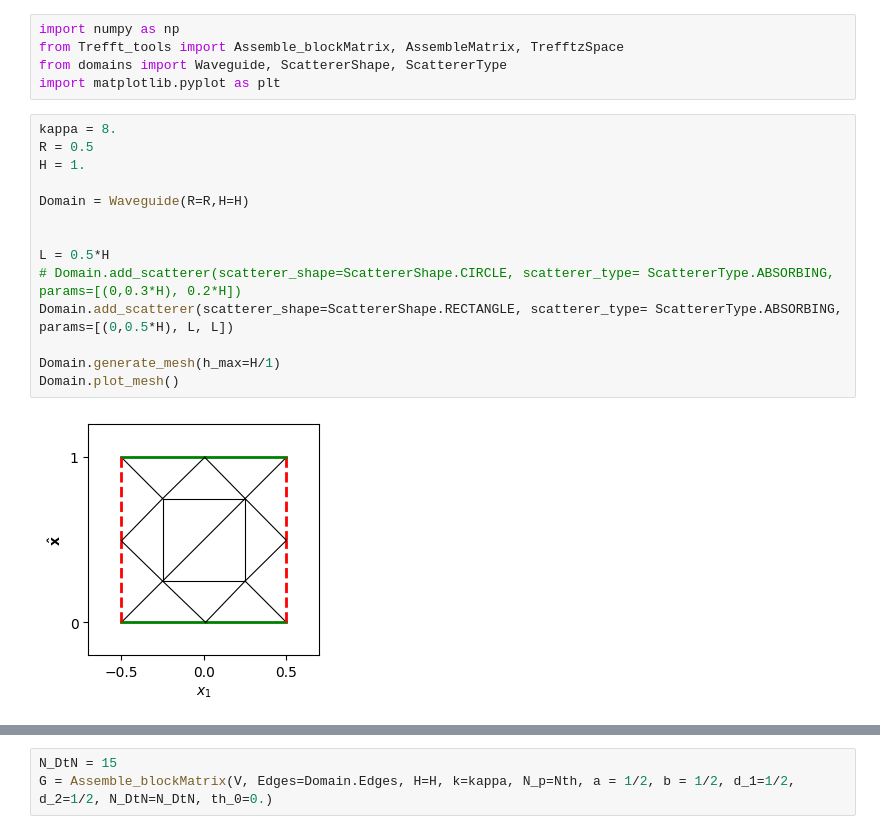
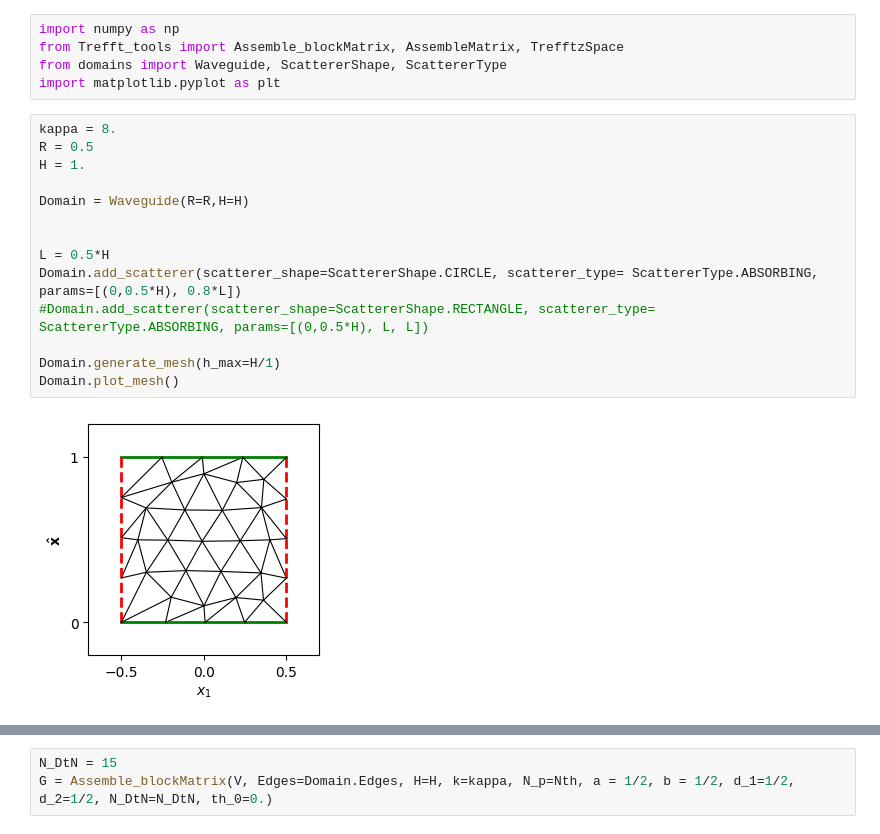
Before and after one commit to MPenaR/UWVFTrefftz, a Jupyter notebook: src/test_blocks.ipynb, the cells around one changed output, grey strips where cells are left out. Drawn from its saved outputs; the diff is of its cells as text.

```diff
--- a/src/test_blocks.ipynb
+++ b/src/test_blocks.ipynb
@@ -6,17 +6,17 @@ import matplotlib.pyplot as plt
 # %%
 kappa = 8.
 R = 0.5
 H = 1.
 
 Domain = Waveguide(R=R,H=H)
 
 
 L = 0.5*H
-# Domain.add_scatterer(scatterer_shape=ScattererShape.CIRCLE, scatterer_type= ScattererType.ABSORBING, params=[(0,0.3*H), 0.2*H])
-Domain.add_scatterer(scatterer_shape=ScattererShape.RECTANGLE, scatterer_type= ScattererType.ABSORBING, params=[(0,0.5*H), L, L])
+Domain.add_scatterer(scatterer_shape=ScattererShape.CIRCLE, scatterer_type= ScattererType.ABSORBING, params=[(0,0.5*H), 0.8*L])
+#Domain.add_scatterer(scatterer_shape=ScattererShape.RECTANGLE, scatterer_type= ScattererType.ABSORBING, params=[(0,0.5*H), L, L])
 
 Domain.generate_mesh(h_max=H/1)
 Domain.plot_mesh()
 # %% [output]
-[figure, old version]
+[figure, new version]
 # %%
```
Also changed, not shown: parts of 8 cells of this notebook, 2 other files.
